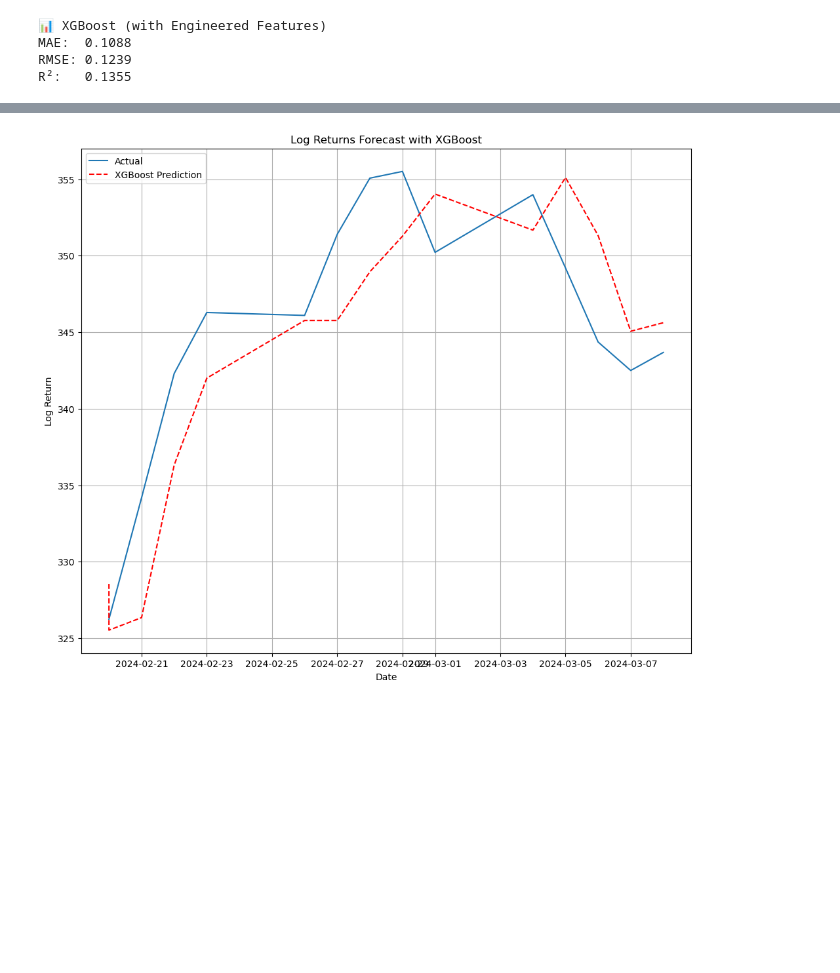
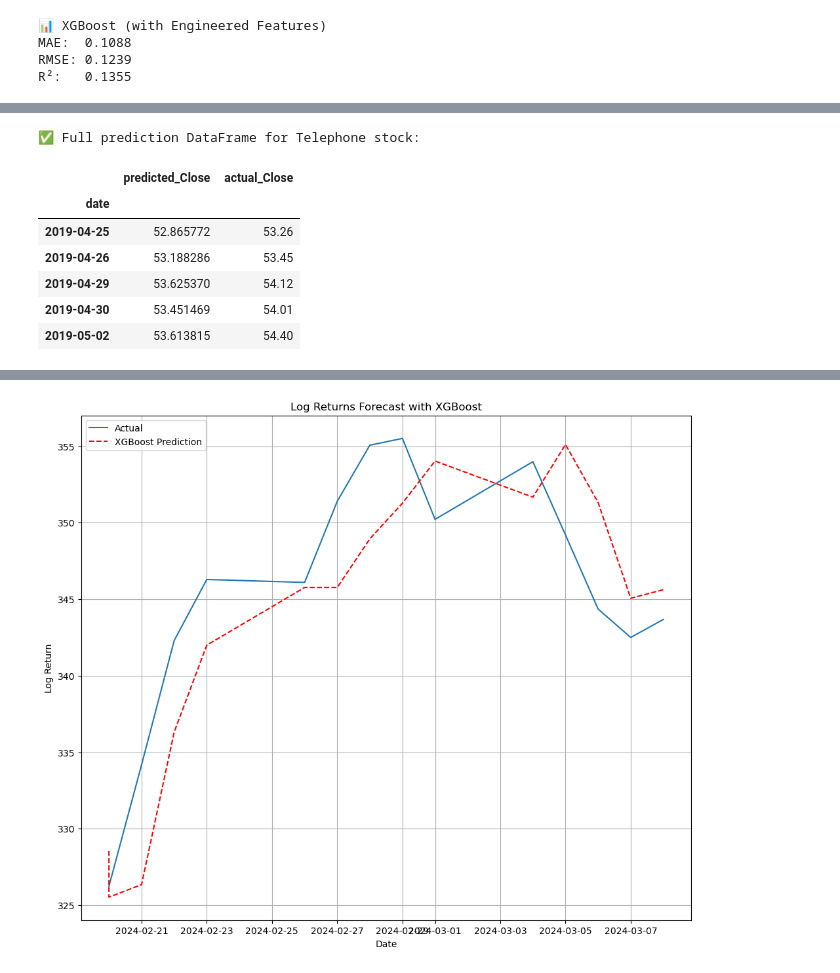
Before and after one commit to lucaluisadjei/pythongermanstocks, a Jupyter notebook: python_project copy.ipynb, the cells around one changed output, grey strips where cells are left out. Saved outputs shown, nothing was run; the diff lists cells and outputs as text; code cells hidden in the pictures; blank space fills up the shorter version.

```diff
--- a/python_project copy.ipynb
+++ b/python_project copy.ipynb
@@ -537,0 +493,70 @@ tel_testing
+# %%
+import pandas as pd
+from xgboost import XGBRegressor
+import numpy as np
+
+# Ensure datetime index
+tel_training.index = pd.to_datetime(tel_training.index)
+tel_testing.index = pd.to_datetime(tel_testing.index)
+
+# Combine training and testing data
+df = pd.concat([tel_training, tel_testing])
+df = df[['Close']].copy()
+df = df[~df.index.duplicated(keep='first')]  # Just in case
+
+# Create lag features
+for i in range(1, 6):
+    df[f'lag_{i}'] = df['Close'].shift(i)
+
+df.dropna(inplace=True)
+
+# Train model on full dataset
+X = df[[f'lag_{i}' for i in range(1, 6)]]
+y = df['Close']
+model = XGBRegressor(n_estimators=100, max_depth=3, learning_rate=0.1)
+model.fit(X, y)
+
+# --- Predict known dates (rolling prediction) ---
+predictions = []
+
+for idx in range(5, len(df)):
+    lagged = df.iloc[idx - 5:idx]['Close'].values[::-1]
+    input_df = pd.DataFrame([lagged], columns=[f'lag_{i}' for i in range(1, 6)])
+    pred = model.predict(input_df)[0]
+    date = df.index[idx]
+    predictions.append((date, pred))
+
+rolling_pred_df = pd.DataFrame(predictions, columns=['date', 'predicted_Close']).set_index('date')
+rolling_pred_df['actual_Close'] = df['Close'].loc[rolling_pred_df.index]
+
+# --- Forecast future dates ---
+future_steps = 20
+last_known = df.iloc[-5:].copy()
+future_preds = []
+current_lags = last_known['Close'].values[::-1].tolist()
+
+for i in range(future_steps):
+    input_df = pd.DataFrame([current_lags], columns=[f'lag_{i}' for i in range(1, 6)])
+    pred = model.predict(input_df)[0]
+    next_date = df.index[-1] + pd.Timedelta(days=i + 1)
+    future_preds.append((next_date, pred))
+    current_lags = [pred] + current_lags[:-1]
+
+future_df = pd.DataFrame(future_preds, columns=['date', 'predicted_Close']).set_index('date')
+future_df['actual_Close'] = np.nan
+
+# --- Final combined DataFrame ---
+tel_full_results = pd.concat([rolling_pred_df, future_df])
+
+# Preview
+print("✅ Full prediction DataFrame for Telephone stock:")
+display(tel_full_results.head())
+# %% [output]
+✅ Full prediction DataFrame for Telephone stock:
+|  | predicted_Close | actual_Close |
+| date |  |  |
+| 2019-04-25 | 52.865772 | 53.26 |
+| 2019-04-26 | 53.188286 | 53.45 |
+| 2019-04-29 | 53.625370 | 54.12 |
+| 2019-04-30 | 53.451469 | 54.01 |
+| 2019-05-02 | 53.613815 | 54.40 |
```
Also changed, not shown: parts of 3 cells of this notebook.
